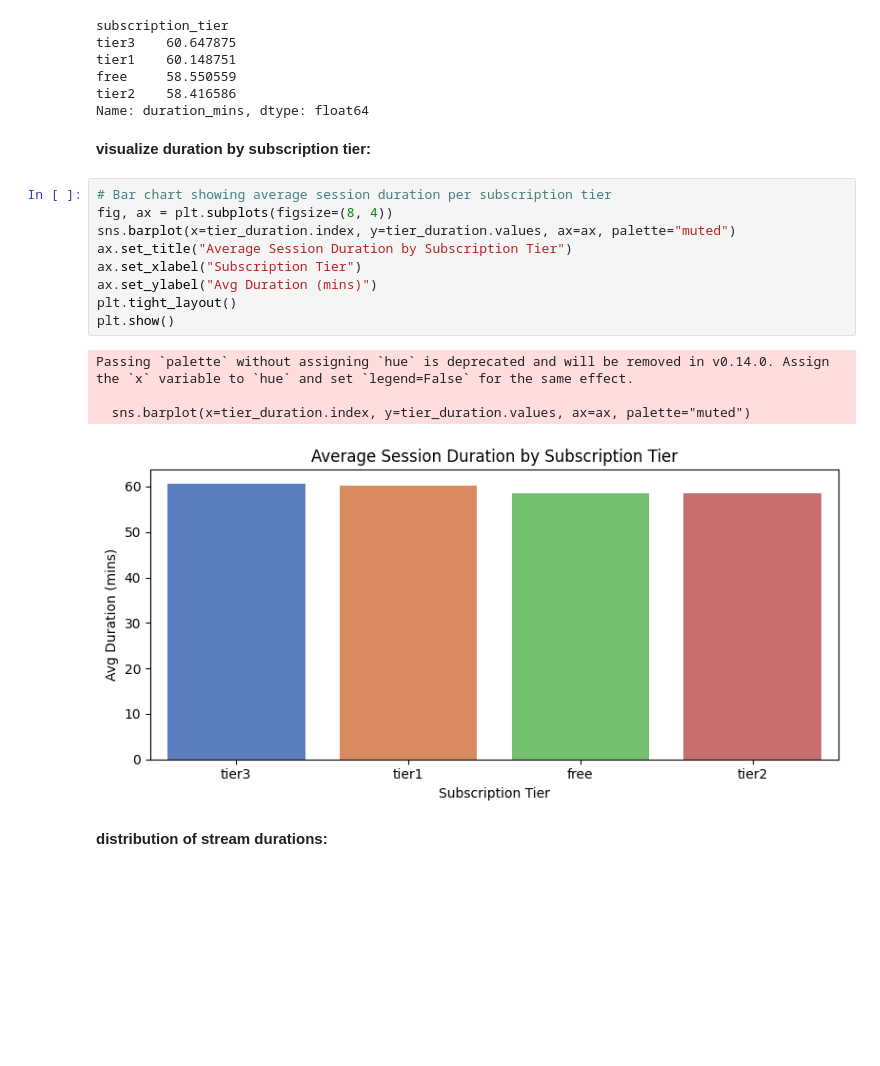
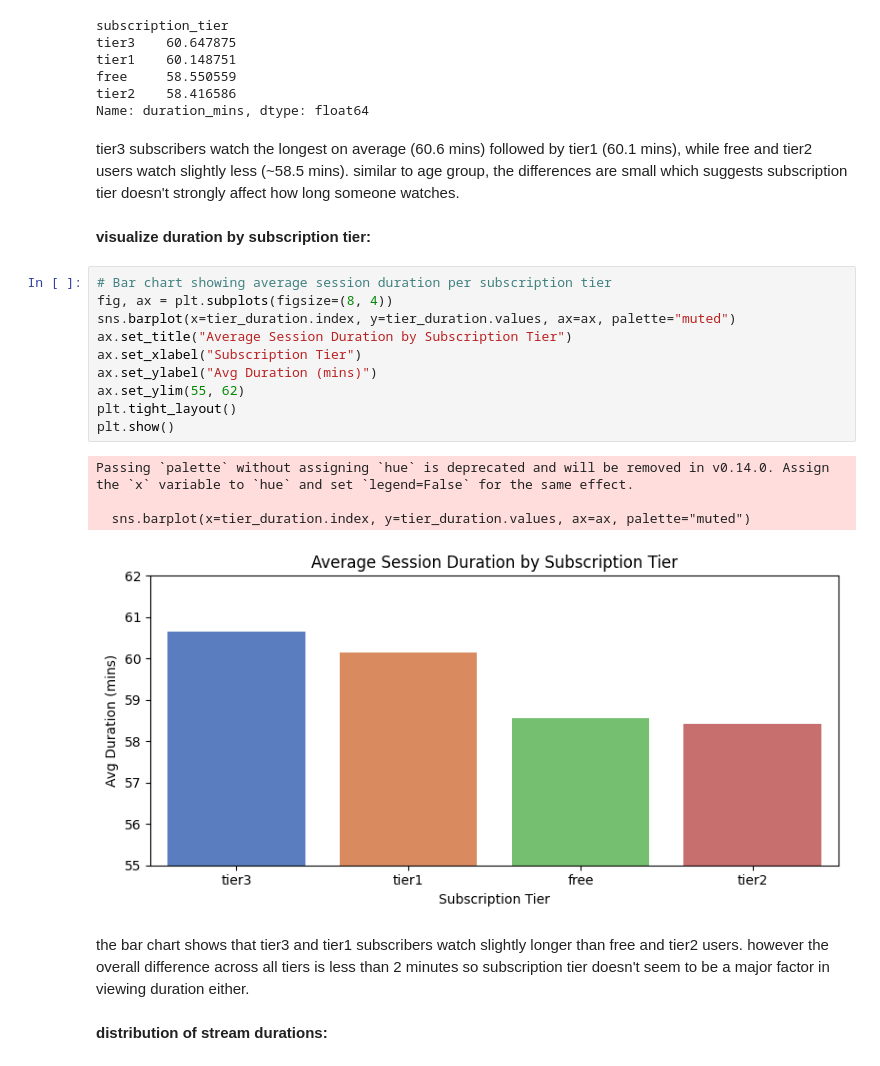
Before and after one commit to MSagri05/Assignment1-Exploratory-Data-Analysis, a Jupyter notebook: IAT461_Assignment01_Scaffold.ipynb, the cells around one changed output. Drawn from its saved outputs; the diff is of its cells as text; blank space fills up the shorter version.

```diff
--- a/IAT461_Assignment01_Scaffold.ipynb
+++ b/IAT461_Assignment01_Scaffold.ipynb
@@ -643,22 +652,27 @@ tier1    60.148751
 free     58.550559
 tier2    58.416586
 Name: duration_mins, dtype: float64
+# %% [markdown]
+tier3 subscribers watch the longest on average (60.6 mins) followed by tier1 (60.1 mins), while free and tier2 users watch slightly less (~58.5 mins). similar to age group, the differences are small which suggests subscription tier doesn't strongly affect how long someone watches.
 # %% [markdown]
 **visualize duration by subscription tier:**
 # %%
 # Bar chart showing average session duration per subscription tier
 fig, ax = plt.subplots(figsize=(8, 4))
 sns.barplot(x=tier_duration.index, y=tier_duration.values, ax=ax, palette="muted")
 ax.set_title("Average Session Duration by Subscription Tier")
 ax.set_xlabel("Subscription Tier")
 ax.set_ylabel("Avg Duration (mins)")
+ax.set_ylim(55, 62)
 plt.tight_layout()
 plt.show()
 # %% [output]
 Passing `palette` without assigning `hue` is deprecated and will be removed in v0.14.0. Assign the `x` variable to `hue` and set `legend=False` for the same effect.
 
   sns.barplot(x=tier_duration.index, y=tier_duration.values, ax=ax, palette="muted")
-[figure, old version]
+[figure, new version]
+# %% [markdown]
+the bar chart shows that tier3 and tier1 subscribers watch slightly longer than free and tier2 users. however the overall difference across all tiers is less than 2 minutes so subscription tier doesn't seem to be a major factor in viewing duration either.
 # %% [markdown]
 **distribution of stream durations:**
 # %%
```
Also changed, not shown: parts of 11 cells of this notebook.
